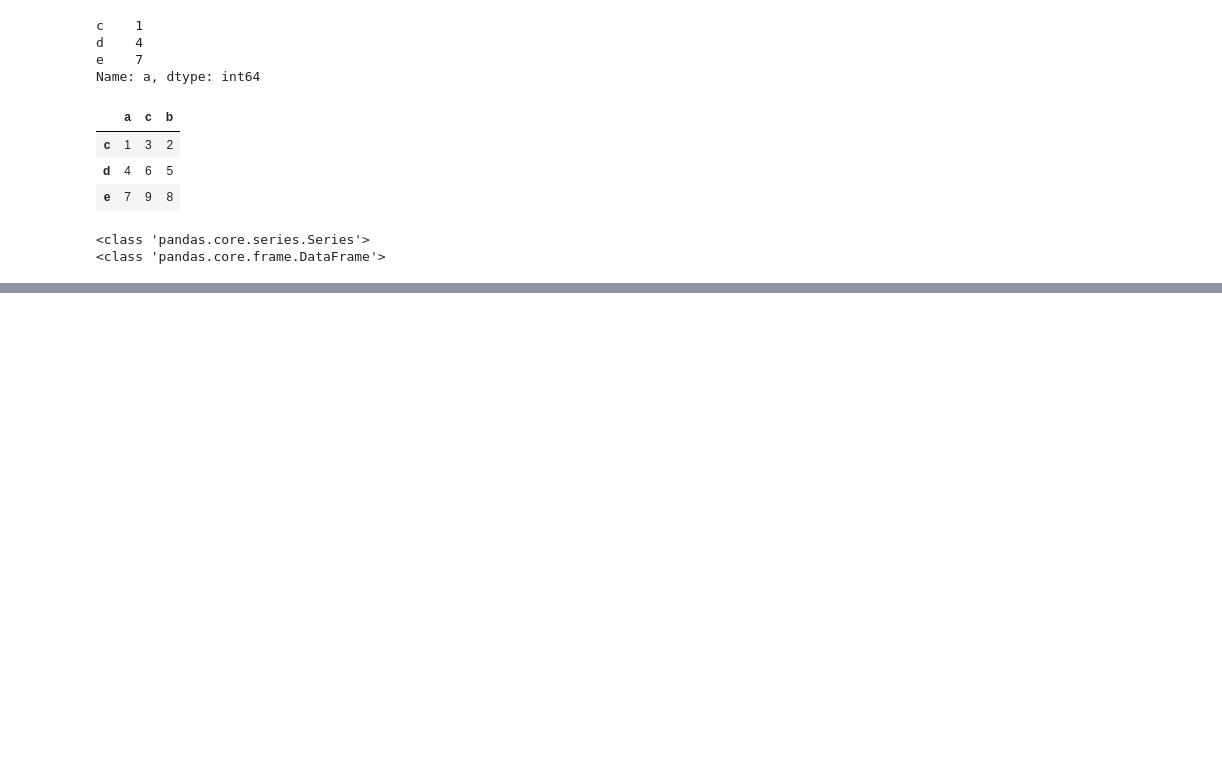
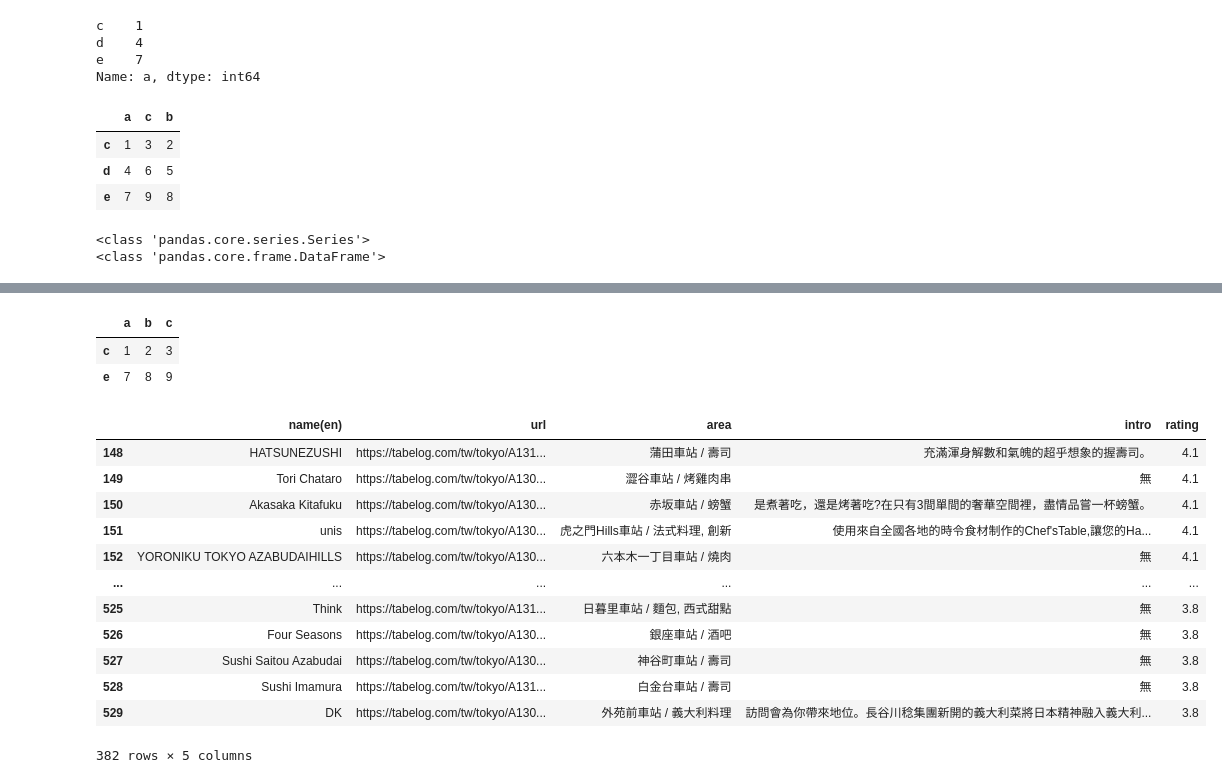
Before and after one commit to LiShun522/tibame_1224, a Jupyter notebook: 250113_pandas.ipynb, the cells around one changed output, grey strips where cells are left out. Saved outputs shown, nothing was run; the diff lists cells and outputs as text; code cells hidden in the pictures; blank space fills up the shorter version.

```diff
--- a/250113_pandas.ipynb
+++ b/250113_pandas.ipynb
@@ -20,7 +20,7 @@ import pandas as pd
 
 # Step1. 準備一個空的List
 table = []
-page = 55
+page = 1
 while True:
     print("頁數:", page)
     url = "https://tabelog.com/tw/tokyo/rstLst/{}/?SrtT=rt".format(page)
@@ -67,11 +67,12 @@ while True:
             "area": area_text,
             "intro": intro_text,
             "rating": rating_text,
+            "holiday": holiday_text
         }
         table.append(data)
 
 # Step3. 轉成DataFrame儲存
 df = pd.DataFrame(table,
-          columns=["name(en)", "url", "area", "intro", "rating"])
+          columns=["name(en)", "url", "area", "intro", "rating","holiday"])
 df.to_csv("tabelog.csv", encoding="utf-8")
 # %% [output]
@@ -143,0 +160,31 @@ print(type(practice[["a", "c"]]))
+# %%
+# 過濾(filter)原理: 把跟妳列的筆數一樣多的True False帶給她[]
+# 對到True的就會留下, 對到False的就會丟掉
+fil = [True, False, True]
+practice[fil]
+# %% [output]
+|  | a | b | c |
+| c | 1 | 2 | 3 |
+| e | 7 | 8 | 9 |
+# %%
+df["rating"] = df["rating"].astype("float")
+# fil = df["rating"] >= 4.0
+# df[fil]
+
+# 妳可以做條件組合 and->& or->|
+fil = (df["rating"] <= 4.1) & (df["rating"] >= 3.8)
+df[fil]
+# %% [output]
+|  | name(en) | url | area | intro | rating |
+| 148 | HATSUNEZUSHI | https://tabelog.com/tw/tokyo/A131... | 蒲田車站 / 壽司 | 充滿渾身解數和氣魄的超乎想象的握壽司。 | 4.1 |
+| 149 | Tori Chataro | https://tabelog.com/tw/tokyo/A130... | 澀谷車站 / 烤雞肉串 | 無 | 4.1 |
+| 150 | Akasaka Kitafuku | https://tabelog.com/tw/tokyo/A130... | 赤坂車站 / 螃蟹 | 是煮著吃，還是烤著吃?在只有3間單間的奢華空間裡，盡情品嘗一杯螃蟹。 | 4.1 |
+| 151 | unis | https://tabelog.com/tw/tokyo/A130... | 虎之門Hills車站 / 法式料理, 創新 | 使用來自全國各地的時令食材制作的Chef'sTable,讓您的Ha... | 4.1 |
+| 152 | YORONIKU TOKYO AZABUDAIHILLS | https://tabelog.com/tw/tokyo/A130... | 六本木一丁目車站 / 燒肉 | 無 | 4.1 |
+| ... | ... | ... | ... | ... | ... |
+| 525 | Think | https://tabelog.com/tw/tokyo/A131... | 日暮里車站 / 麵包, 西式甜點 | 無 | 3.8 |
+| 526 | Four Seasons | https://tabelog.com/tw/tokyo/A130... | 銀座車站 / 酒吧 | 無 | 3.8 |
+| 527 | Sushi Saitou Azabudai | https://tabelog.com/tw/tokyo/A130... | 神谷町車站 / 壽司 | 無 | 3.8 |
+| 528 | Sushi Imamura | https://tabelog.com/tw/tokyo/A131... | 白金台車站 / 壽司 | 無 | 3.8 |
+| 529 | DK | https://tabelog.com/tw/tokyo/A130... | 外苑前車站 / 義大利料理 | 訪問會為你帶來地位。長谷川稔集團新開的義大利菜將日本精神融入義大利... | 3.8 |
+382 rows × 5 columns
```
Also changed, not shown: parts of 7 cells of this notebook.
